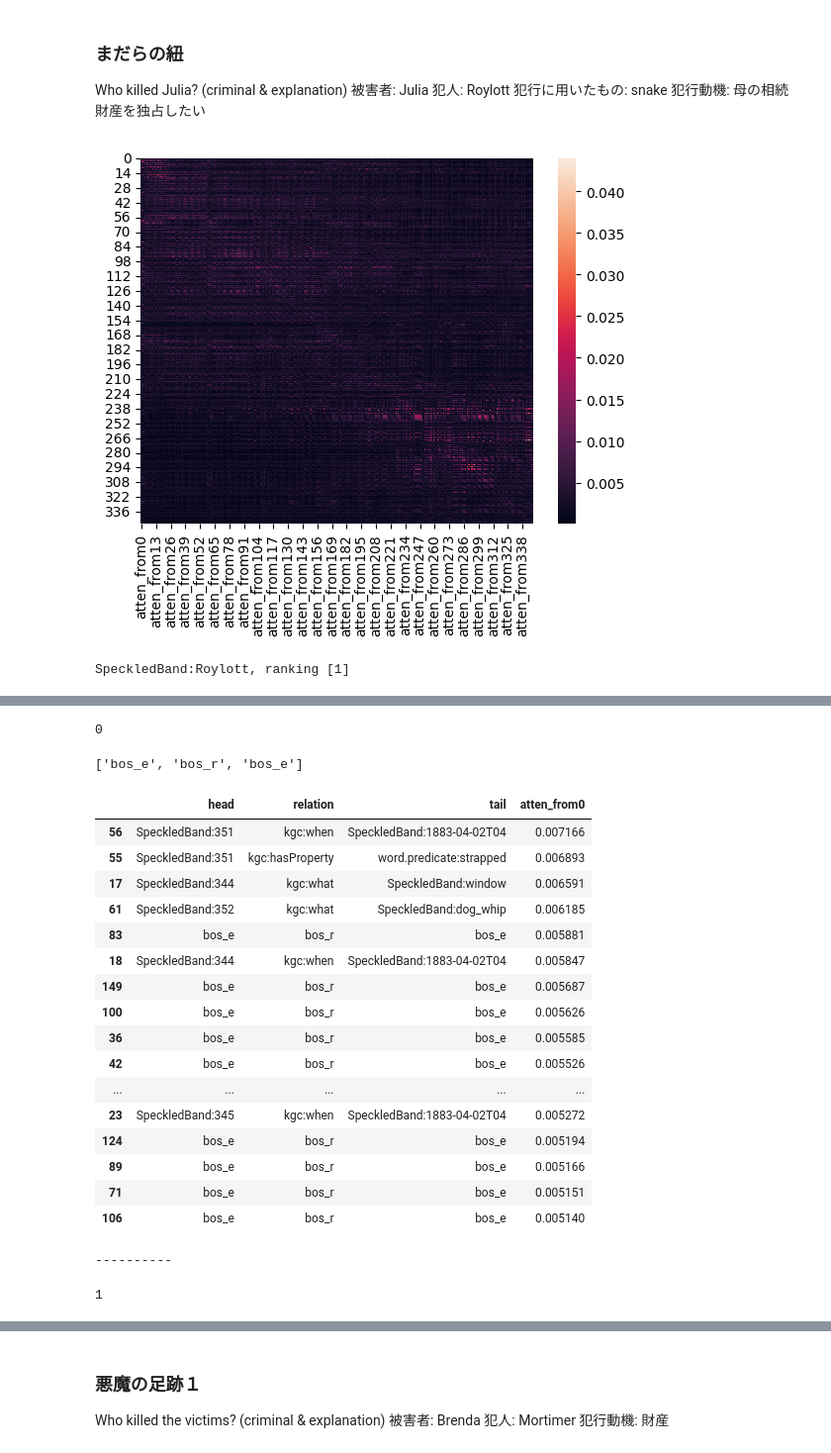
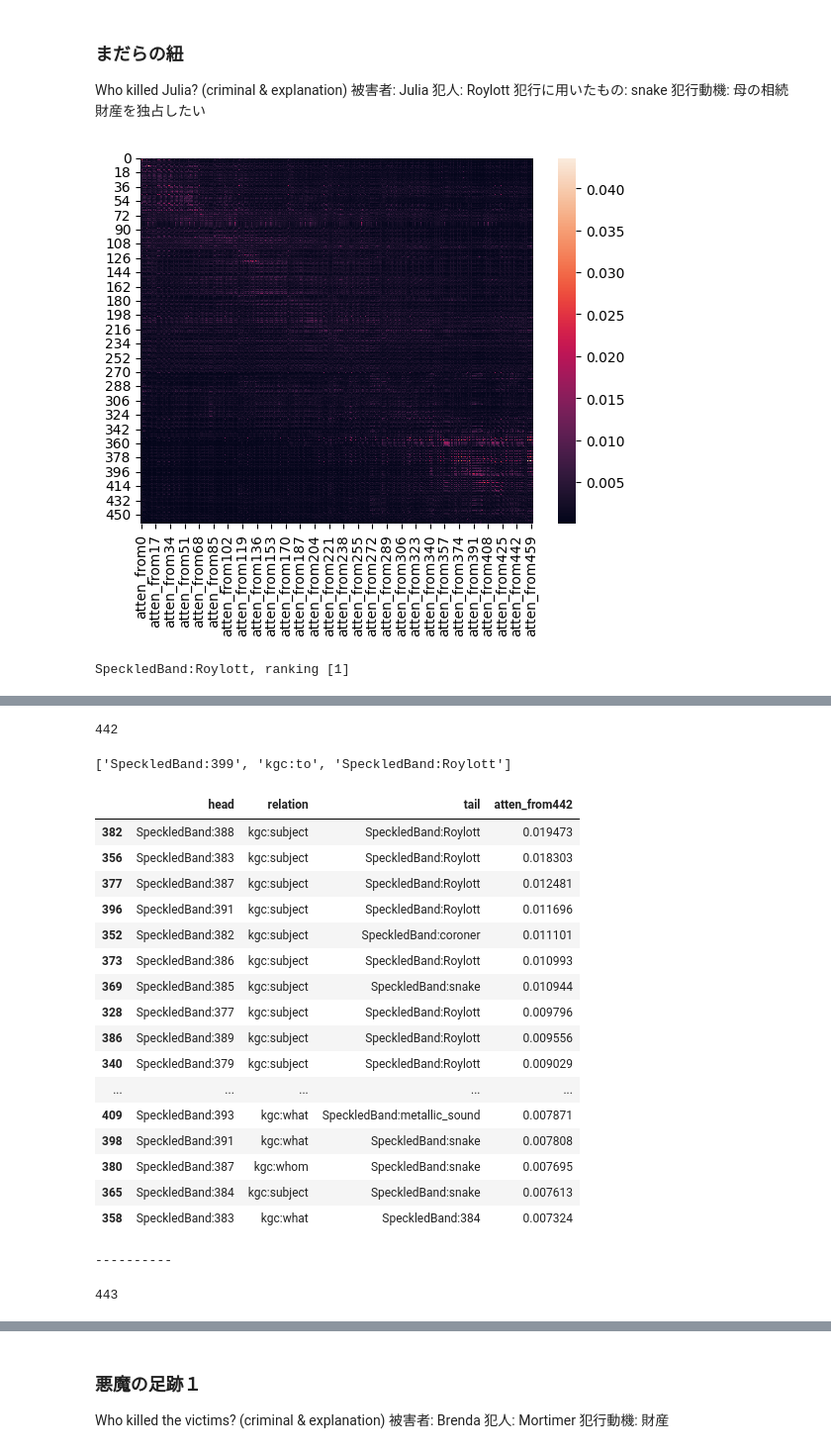
Before and after one commit to RyoyaKaneda-Student/knowledge_graph, a Jupyter notebook: notebooks/kgc03/all100.ipynb, the cells around one changed output, grey strips where cells are left out. Shown at 99% size. Saved outputs shown, nothing was run; the diff lists cells and outputs as text; code cells hidden in the pictures.

```diff
--- a/notebooks/kgc03/all100.ipynb
+++ b/notebooks/kgc03/all100.ipynb
@@ -207,6 +186,26 @@ TAKE = 'word.predicate:take'
 BRING = 'word.predicate:bring'
 DIE = 'word.predicate:die'
 HIDE = 'word.predicate:hide'
+# %%
+def main_func01(_title, _victim_name, _killer_name, _last_index, _story_len):
+    from_ = f'{_title}:{_last_index-_story_len+1}'
+    to_ = f'{_title}:{_last_index}'
+    victim = f'{_title}:{_victim_name}'
+    killer = f'{_title}:{_killer_name}'
+    df_ranking, df_attension = make_ranking(
+        from_, to_, KILL, victim, MASK_E, MASK_E, MASK_E, MASK_E)
+
+    print(f"{killer}, ranking", df_ranking.index[df_ranking['subject']==killer].tolist())
+    display(df_ranking.iloc[:20,:])
+    # display(df_attension_SpeckledBand)
+    # ヒートマップの作成
+    # sns.heatmap(df_atten.iloc[:,3:].iloc[:32,:32])
+    len_ = len(df_attension)
+    for i in range(len_-20, len_):
+        display(i, df_attension.iloc[i,:3].tolist())
+        display(df_attension.sort_values(f'atten_from{i}', ascending=False).iloc[:20,[0,1,2,3+i]])
+        print("----------")
+    return df_ranking, df_attension
 # %% [markdown]
 ### まだらの紐
 Who killed Julia? (criminal & explanation)
@@ -215,23 +214,15 @@ Who killed Julia? (criminal & explanation)
 犯行に用いたもの: snake
 犯行動機: 母の相続財産を独占したい
 # %%
-victim = 'SpeckledBand:Julia'
-killer = 'SpeckledBand:Roylott'
-df_ranking_SpeckledBand, df_attension_SpeckledBand = make_ranking(
-    'SpeckledBand:341', 'SpeckledBand:401', KILL, victim, MASK_E, MASK_E, MASK_E, MASK_E)
+title = 'SpeckledBand'
+victim_name = 'Julia'
+killer_name = 'Roylott'
+last_index = 401
+story_len = 80
 
-print(f"{killer}, ranking", df_ranking_SpeckledBand.index[df_ranking_SpeckledBand['subject']==killer].tolist())
-display(df_ranking_SpeckledBand.iloc[:20,:])
-# display(df_attension_SpeckledBand)
-# ヒートマップの作成
-# sns.heatmap(df_atten.iloc[:,3:].iloc[:32,:32])
-len_ = len(df_attension_SpeckledBand)
-for i in range(len_-20, len_):
-    display(i, df_attension_SpeckledBand.iloc[i,:3].tolist())
-    display(df_attension_SpeckledBand.sort_values(f'atten_from{i}', ascending=False).iloc[:20,[0,1,2,3+i]])
-    print("----------")
+df_ranking_SpeckledBand, df_attension_SpeckledBand = main_func01(title, victim_name, killer_name, last_index, story_len)
 # %% [output]
-[figure, old version]
+[figure, new version]
 SpeckledBand:Roylott, ranking [1]
 |  | predicate | whom | subject | why | what | where |
 | 0 | word.predicate:exist | AllTitle:Holmes | SpeckledBand:snake | SpeckledBand:bed | SpeckledBand:bed | SpeckledBand:bed |
@@ -253,21 +244,21 @@ SpeckledBand:Roylott, ranking [1]
-0
+442
-['bos_e', 'bos_r', 'bos_e']
+['SpeckledBand:399', 'kgc:to', 'SpeckledBand:Roylott']
-|  | head | relation | tail | atten_from0 |
-| 56 | SpeckledBand:351 | kgc:when | SpeckledBand:1883-04-02T04 | 0.007166 |
-| 55 | SpeckledBand:351 | kgc:hasProperty | word.predicate:strapped | 0.006893 |
-| 17 | SpeckledBand:344 | kgc:what | SpeckledBand:window | 0.006591 |
-| 61 | SpeckledBand:352 | kgc:what | SpeckledBand:dog_whip | 0.006185 |
-| 83 | bos_e | bos_r | bos_e | 0.005881 |
-| 18 | SpeckledBand:344 | kgc:when | SpeckledBand:1883-04-02T04 | 0.005847 |
-| 149 | bos_e | bos_r | bos_e | 0.005687 |
-| 100 | bos_e | bos_r | bos_e | 0.005626 |
-| 36 | bos_e | bos_r | bos_e | 0.005585 |
-| 42 | bos_e | bos_r | bos_e | 0.005526 |
+|  | head | relation | tail | atten_from442 |
+| 382 | SpeckledBand:388 | kgc:subject | SpeckledBand:Roylott | 0.019473 |
+| 356 | SpeckledBand:383 | kgc:subject | SpeckledBand:Roylott | 0.018303 |
+| 377 | SpeckledBand:387 | kgc:subject | SpeckledBand:Roylott | 0.012481 |
+| 396 | SpeckledBand:391 | kgc:subject | SpeckledBand:Roylott | 0.011696 |
+| 352 | SpeckledBand:382 | kgc:subject | SpeckledBand:coroner | 0.011101 |
+| 373 | SpeckledBand:386 | kgc:subject | SpeckledBand:Roylott | 0.010993 |
+| 369 | SpeckledBand:385 | kgc:subject | SpeckledBand:snake | 0.010944 |
+| 328 | SpeckledBand:377 | kgc:subject | SpeckledBand:Roylott | 0.009796 |
+| 386 | SpeckledBand:389 | kgc:subject | SpeckledBand:Roylott | 0.009556 |
+| 340 | SpeckledBand:379 | kgc:subject | SpeckledBand:Roylott | 0.009029 |
 | ... | ... | ... | ... | ... |
-| 23 | SpeckledBand:345 | kgc:when | SpeckledBand:1883-04-02T04 | 0.005272 |
-| 124 | bos_e | bos_r | bos_e | 0.005194 |
-| 89 | bos_e | bos_r | bos_e | 0.005166 |
-| 71 | bos_e | bos_r | bos_e | 0.005151 |
-| 106 | bos_e | bos_r | bos_e | 0.005140 |
+| 409 | SpeckledBand:393 | kgc:what | SpeckledBand:metallic_sound | 0.007871 |
+| 398 | SpeckledBand:391 | kgc:what | SpeckledBand:snake | 0.007808 |
+| 380 | SpeckledBand:387 | kgc:whom | SpeckledBand:snake | 0.007695 |
+| 365 | SpeckledBand:384 | kgc:subject | SpeckledBand:snake | 0.007613 |
+| 358 | SpeckledBand:383 | kgc:what | SpeckledBand:384 | 0.007324 |
 ----------
-1
+443
```
Also changed, not shown: parts of 16 cells of this notebook, 3 other files.
